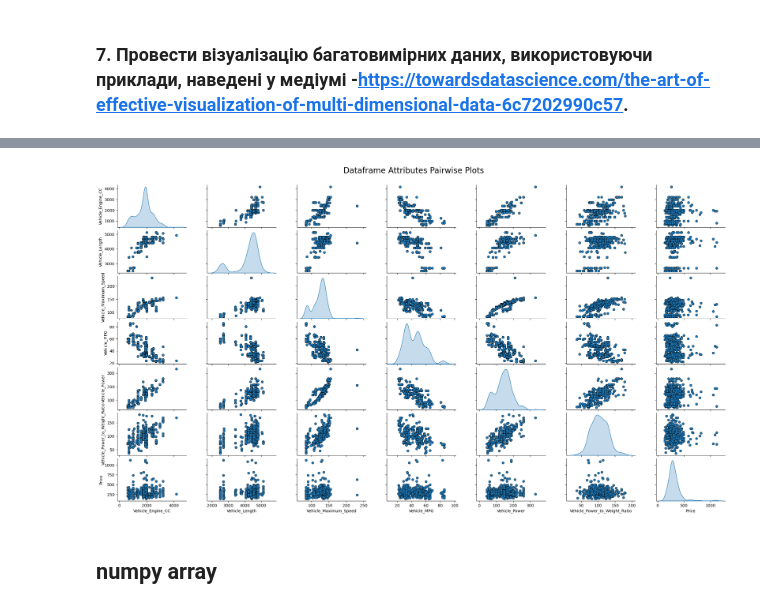
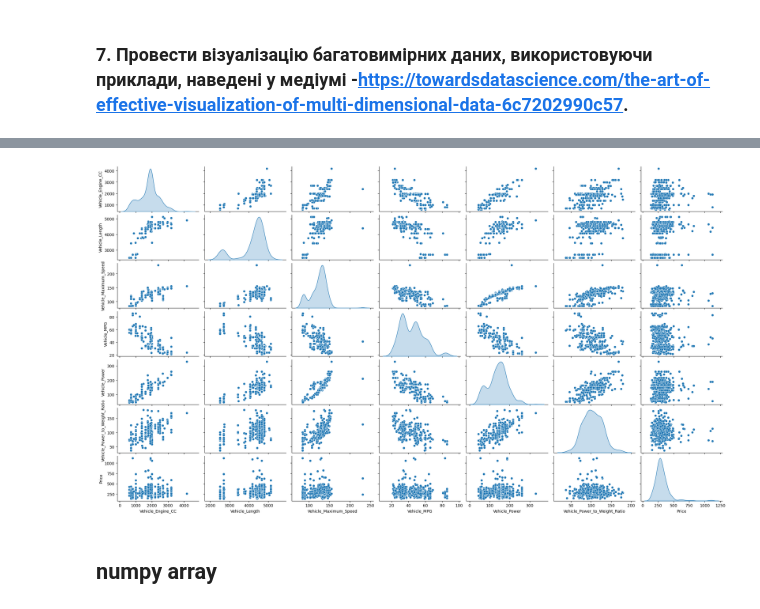
Before and after one commit to Zytero/data-analyze, a Jupyter notebook: lab4/lab4.ipynb, the cells around one changed output, grey strips where cells are left out. Drawn from its saved outputs; the diff is of its cells as text; code cells hidden in the pictures.

```diff
--- a/lab4/lab4.ipynb
+++ b/lab4/lab4.ipynb
@@ -702,11 +692,5 @@ Wall time: 8 ms
 # %%
 %%time
 cols = ['Vehicle_Engine_CC', 'Vehicle_Length', 'Vehicle_Maximum_Speed', 'Vehicle_MPG', 'Vehicle_Power', 'Vehicle_Power_to_Weight_Ratio', 'Price']
-pp = sns.pairplot(df2[cols].head(500), height=1.8, aspect=1.8,
-                  plot_kws=dict(edgecolor="k", linewidth=0.5),
-                  diag_kind="kde", diag_kws=dict(fill=True))
-
-fig = pp.fig
-fig.subplots_adjust(top=0.93, wspace=0.3)
-t = fig.suptitle('Dataframe Attributes Pairwise Plots', fontsize=20)
+pp = sns.pairplot(df2[cols].head(500), height=1.8, aspect=1.8,diag_kind="kde")
 # %% [output]
@@ -715,4 +699,4 @@ Wall time: 4.12 s
-[figure, old version]
+[figure, new version]
 # %% [markdown]
 ## numpy array
 # %% [markdown]
```
Also changed, not shown: parts of 34 cells of this notebook, 2 other files.
